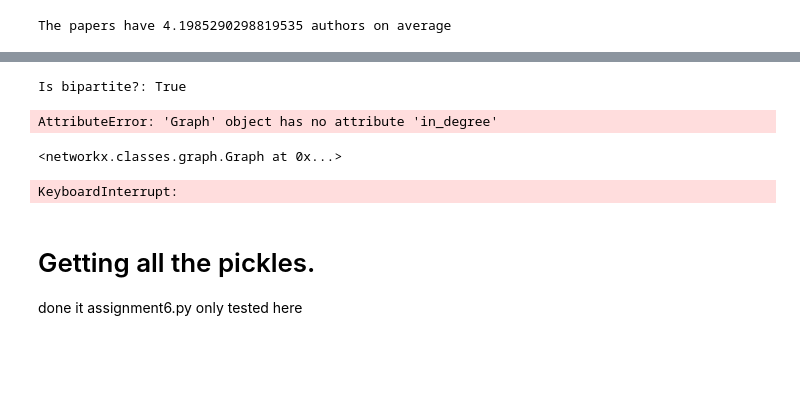
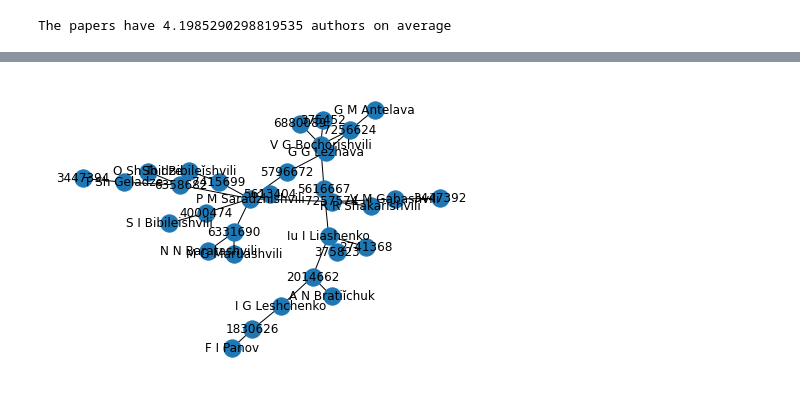
Before and after one commit to rients2/Programming3, a Jupyter notebook: Assignment6/assignment6.ipynb, the cells around one changed output, grey strips where cells are left out. Drawn from its saved outputs; the diff is of its cells as text; code cells hidden in the pictures; blank space fills up the shorter version.

Commit message:
Getting somewhere

```diff
--- a/Assignment6/assignment6.ipynb
+++ b/Assignment6/assignment6.ipynb
@@ -104,21 +230,13 @@ edges = paper_graph.edges
-# %%
-print("Is bipartite?:",nx.is_bipartite(paper_graph))
-
-nx.algorithms.bipartite.spectral_bipartivity(paper_graph)
-# %% [output]
-Is bipartite?: True
-# %%
-sorted(paper_graph.in_degree, key=lambda x: x[1], reverse=True)[:25]
-# %% [output]
-AttributeError: 'Graph' object has no attribute 'in_degree'
 # %%
-Gcc = sorted(nx.connected_components(paper_graph), key=len, reverse=True)
+Gcc = sorted(nx.connected_components(small_graph), key=len, reverse=True)
 # the largest connected component is:
-G0 = paper_graph.subgraph(Gcc[0])
+G0 = small_graph.subgraph(Gcc[0])
-# %%
-G0
-# %% [output]
-<networkx.classes.graph.Graph at 0x...>
+# %%
+G40 = small_graph.subgraph(Gcc[40])
+# %%
+nx.draw(G40, with_labels = True)
+# %% [output]
+[figure, added]
 # %%
 #Computing betweeness
 betCent = nx.betweenness_centrality(G0, normalized=True, endpoints=True)
@@ -126,14 +244,11 @@ betCent = nx.betweenness_centrality(G0, normalized=True, endpoints=True)
 #Descending order sorting betweeness
 betCent_sorted=dict(sorted(betCent.items(), key=lambda item: item[1],reverse=True))
 
-
 #Computing centrality
 degCent = nx.degree_centrality(G0)
 
 #Descending order sorting centrality
 degCent_sorted=dict(sorted(degCent.items(), key=lambda item: item[1],reverse=True))
-# %% [output]
-KeyboardInterrupt:
 # %%
 # Graph not connected
 # eccentricity = nx.eccentricity(G0)  # The eccentricity of a node v is the maximum distance from v to all other nodes in G
@@ -150,7 +265,3 @@ print('Degree_centrality',degree_centrality)
 
 center = nx.center(G0) # The center is the set of nodes with eccentricity equal to radius.
 print("Center", center)
-# %% [markdown]
-# Getting all the pickles.
-done it assignment6.py
-only tested here
```
Also changed, not shown: parts of 34 cells of this notebook, 2 other files.
